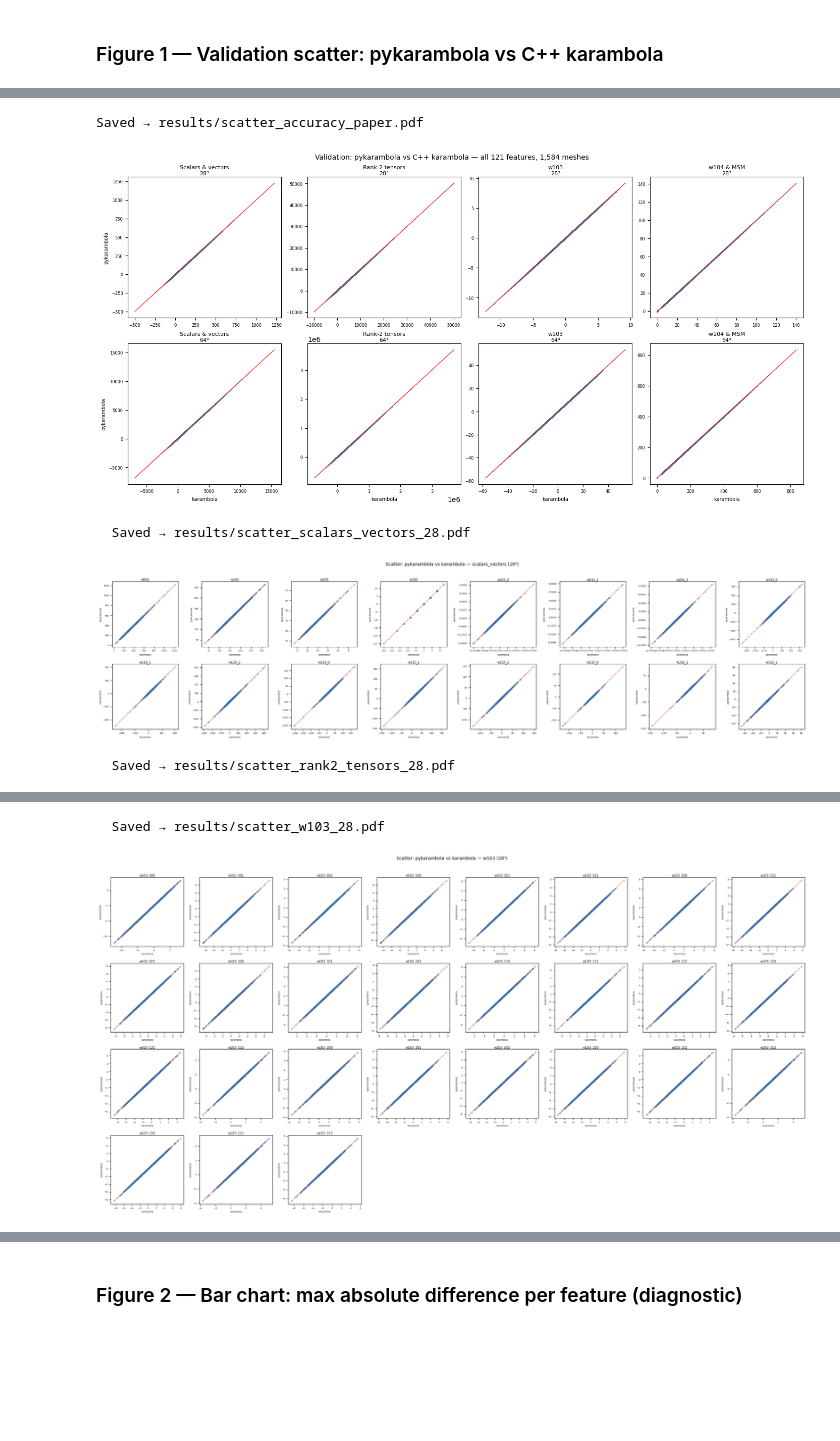
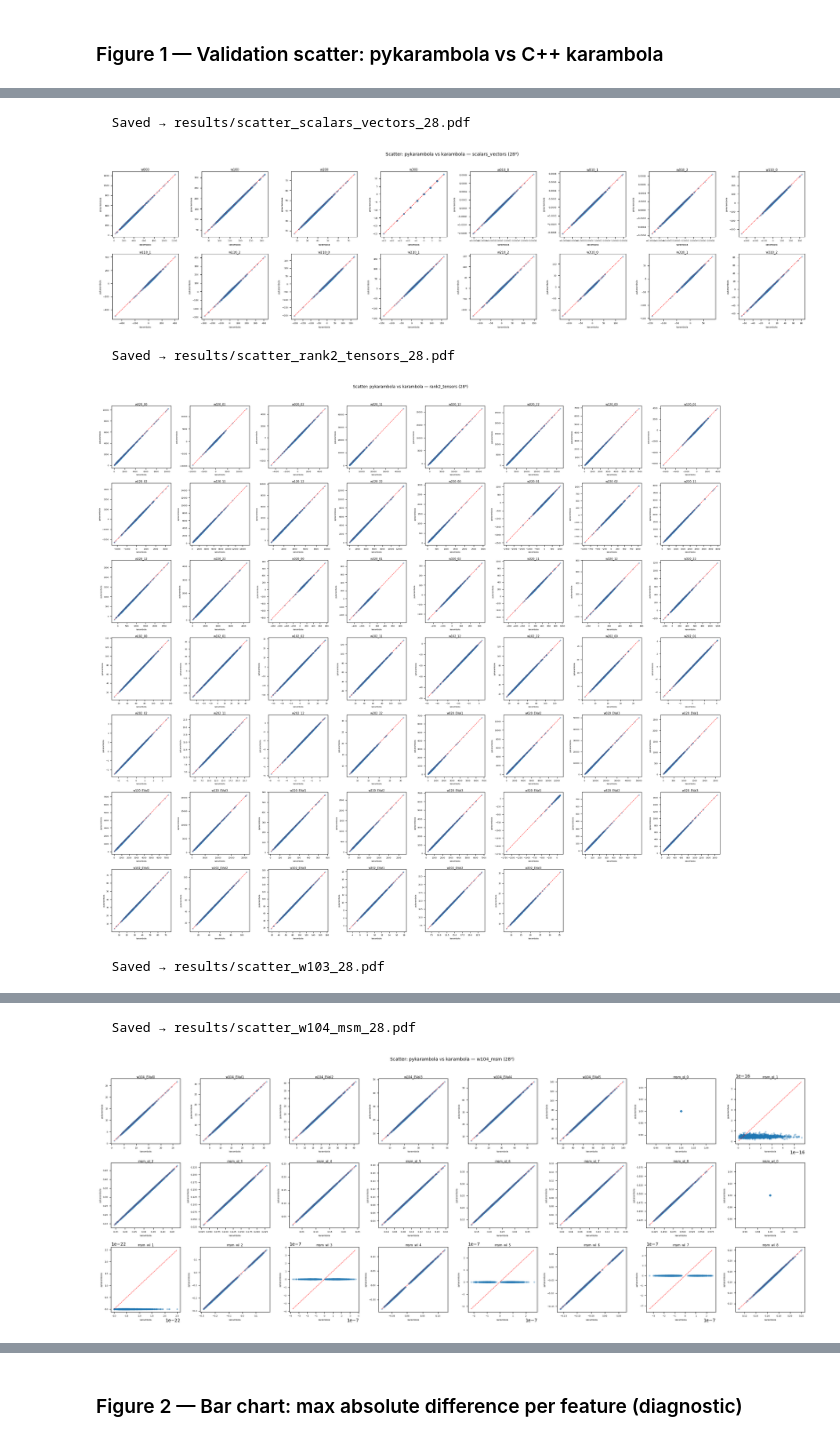
Before and after one commit to Ishihara-SynthMorph/pykarambola, a Jupyter notebook: paper/notebooks/benchmark_adrenal3d.ipynb, the cells around one changed output, grey strips where cells are left out. Cells and saved outputs as stored; diff of their text form; code cells hidden in the pictures; blank space fills up the shorter version.

Commit message:
Run with v0.5.0 Removed additional numpy import Added alphabet labels Runtime plot made square Uniform font arial for manuscript plots Relative error plots added Referenced figure

```diff
--- a/paper/notebooks/benchmark_adrenal3d.ipynb
+++ b/paper/notebooks/benchmark_adrenal3d.ipynb
@@ -701,55 +866,6 @@ GROUP_LABELS = {
     'w104_msm':        'w104 & MSM',
 }
 
-# ── Paper figure: 2×4 scatter (feature group × resolution) ───────────────────
-fig, axes = plt.subplots(
-    2, 4,
-    figsize=(14, 7),
-    constrained_layout=True,
-)
-
-for col_idx, (group_name, features) in enumerate(feat_groups.items()):
-    for row_idx, channel in enumerate(CHANNELS):
-        ax  = axes[row_idx, col_idx]
-        df_m = merged[channel]
-        valid = [f for f in features
-                 if f'{f}_k' in df_m.columns and f'{f}_py' in df_m.columns]
-
-        k_all, py_all = [], []
-        for feat in valid:
-            k_vals  = df_m[f'{feat}_k'].dropna()
-            py_vals = df_m[f'{feat}_py'].dropna()
-            common  = k_vals.index.intersection(py_vals.index)
-            k_all.append(k_vals.loc[common].values)
-            py_all.append(py_vals.loc[common].values)
-
-        if k_all:
-            import numpy as np
-            k_all  = np.concatenate(k_all)
-            py_all = np.concatenate(py_all)
-            ax.scatter(k_all, py_all, s=1, alpha=0.15, rasterized=True, color='steelblue')
-            lo = min(k_all.min(), py_all.min())
-            hi = max(k_all.max(), py_all.max())
-            ax.plot([lo, hi], [lo, hi], 'r-', lw=0.8, zorder=5)
-
-        ax.set_title(
-            f'{GROUP_LABELS[group_name]}\n{channel}³',
-            fontsize=8, pad=3,
-        )
-        ax.tick_params(labelsize=6)
-        if col_idx == 0:
-            ax.set_ylabel('pykarambola', fontsize=7)
-        if row_idx == 1:
-            ax.set_xlabel('karambola', fontsize=7)
-
-fig.suptitle(
-    'Validation: pykarambola vs C++ karambola — all 121 features, 1,584 meshes',
-    fontsize=10,
-)
-fig_path = os.path.join(FIGURES_PATH, 'scatter_accuracy_paper.pdf')
-plt.savefig(fig_path, dpi=150, bbox_inches='tight')
-print(f'Saved → {fig_path}')
-plt.show()
 
 # ── Diagnostic: per-feature scatter grids ────────────────────────────────────
 def scatter_group(df_m, features, title, fig_path, ncols=8):
@@ -766,35 +882,35 @@ def scatter_group(df_m, features, title, fig_path, ncols=8):
         py_vals = df_m[f'{feat}_py'].dropna()
         common  = k_vals.index.intersection(py_vals.index)
         k_vals, py_vals = k_vals.loc[common], py_vals.loc[common]
         if len(k_vals) == 0:
             ax.text(0.5, 0.5, 'no data', ha='center', va='center',
                     transform=ax.transAxes, fontsize=7, color='grey')
         else:
             ax.scatter(k_vals, py_vals, s=8, alpha=0.3, rasterized=True)
             lo = min(k_vals.min(), py_vals.min())
             hi = max(k_vals.max(), py_vals.max())
             ax.plot([lo, hi], [lo, hi], 'r--', lw=0.8)
         ax.set_title(feat, fontsize=7, pad=2)
         ax.tick_params(labelsize=5)
         ax.set_xlabel('karambola', fontsize=5)
         ax.set_ylabel('pykarambola', fontsize=5)
     for idx in range(len(valid), len(axes)):
         axes[idx].set_visible(False)
     fig.suptitle(title, fontsize=10, y=1.01)
     plt.tight_layout()
     plt.savefig(fig_path, dpi=150, bbox_inches='tight')
     print(f'  Saved → {fig_path}')
     plt.show()
 
 for channel in CHANNELS:
     df_m = merged[channel]
     for group_name, features in feat_groups.items():
         title    = f'Scatter: pykarambola vs karambola — {group_name} ({channel}³)'
         fig_path = os.path.join(FIGURES_PATH, f'scatter_{group_name}_{channel}.pdf')
         scatter_group(df_m, features, title, fig_path)
 # %% [output]
-Saved → results/scatter_accuracy_paper.pdf
+  Saved → results/scatter_scalars_vectors_28.pdf
-[figure, old version]
+[figure, new version]
-  Saved → results/scatter_scalars_vectors_28.pdf
+  Saved → results/scatter_rank2_tensors_28.pdf
-[figure, old version]
+[figure, new version]
-  Saved → results/scatter_rank2_tensors_28.pdf
+  Saved → results/scatter_w103_28.pdf
@@ -802,2 +918,2 @@ Saved → results/scatter_accuracy_paper.pdf
-  Saved → results/scatter_w103_28.pdf
+  Saved → results/scatter_w104_msm_28.pdf
-[figure, old version]
+[figure, new version]
```
Also changed, not shown: parts of 15 cells of this notebook, 25 other files.
